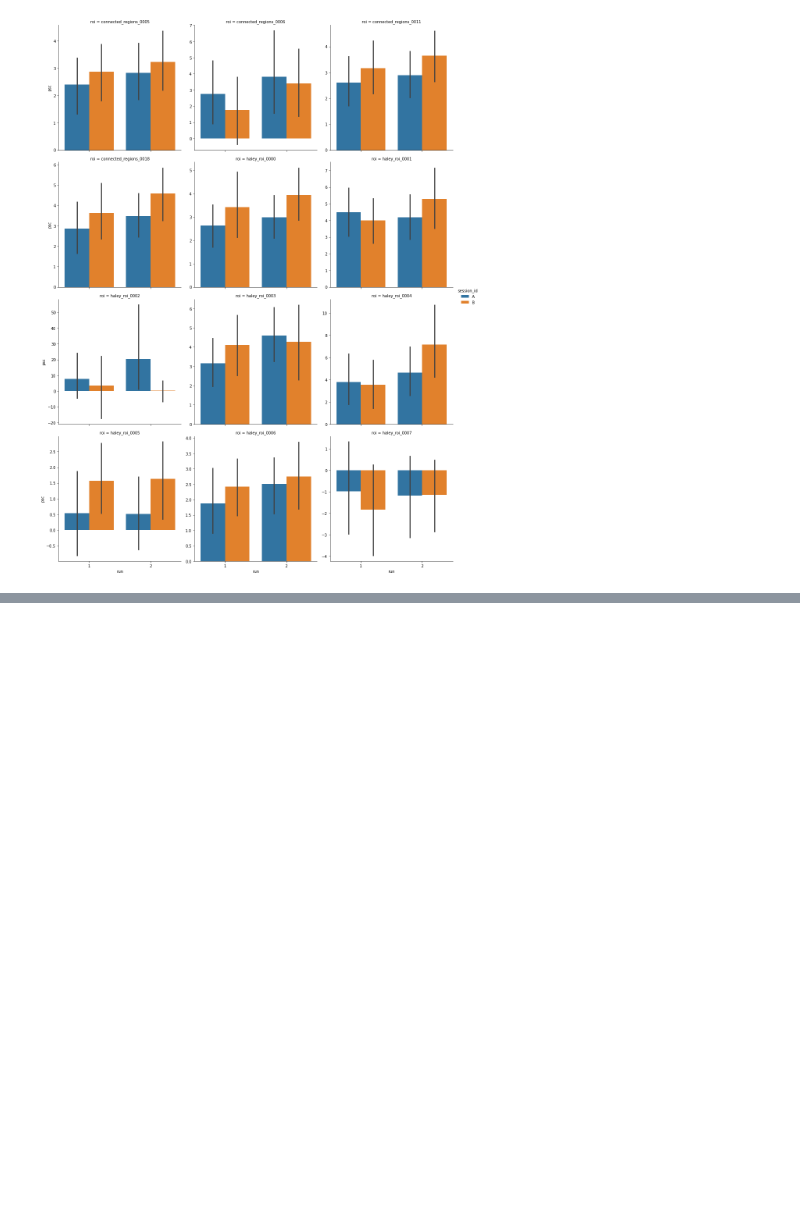
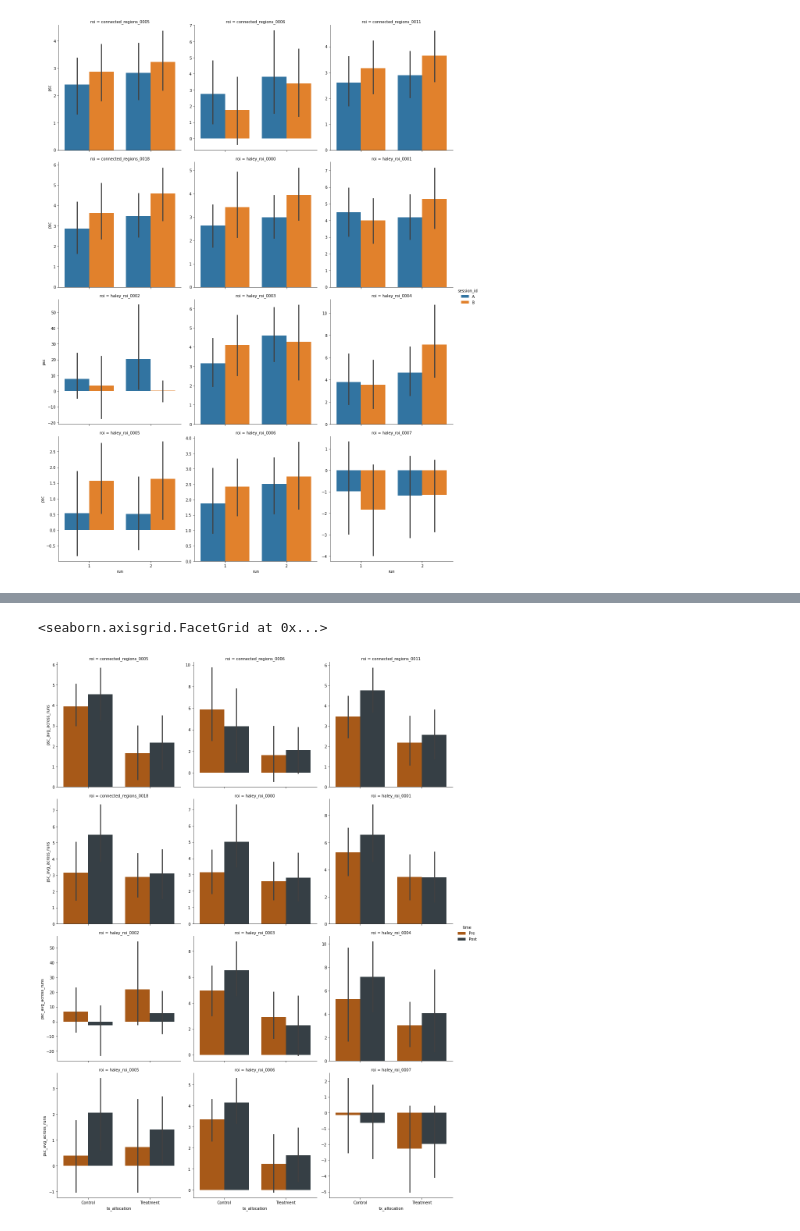
Before and after one commit to tbweng/lllt, a Jupyter notebook: lme.ipynb, the cells around one changed output, grey strips where cells are left out. Saved outputs shown, nothing was run; the diff lists cells and outputs as text; code cells hidden in the pictures; blank space fills up the shorter version.

```diff
--- a/lme.ipynb
+++ b/lme.ipynb
@@ -563,0 +535,6 @@ install.packages("lme4", repos='http://cran.us.r-project.org', quiet=TRUE)
+# %%
+# rename time column values
+df_featquery.time = df_featquery.time.map({'A': 'Pre', 'B': 'Post'})
+# %%
+df_featquery_wide = df_featquery.loc[df_featquery['run'] == 1].merge(df_featquery.loc[df_featquery['run'] == 2], on = ['sid', 'time', 'roi'])
+df_featquery_wide
@@ -563,0 +555,2 @@ install.packages("lme4", repos='http://cran.us.r-project.org', quiet=TRUE)
+# %%
+df_featquery_wide['psc_avg_across_runs'] = df_featquery_wide[['psc_x', 'psc_y']].mean(axis=1)
@@ -563,0 +573,5 @@ install.packages("lme4", repos='http://cran.us.r-project.org', quiet=TRUE)
+# %%
+# merge ppi df with behavioral df
+df_long = pd.read_csv('../LLLT-mixed_linear_effects_long.csv')
+df_long.sid = df_long.sid.apply(str)
+df_featquery_lme = df_long.merge(df_featquery_wide, on = ['sid', 'time'])
@@ -563,0 +594,6 @@ install.packages("lme4", repos='http://cran.us.r-project.org', quiet=TRUE)
+# %%
+# plot results
+sns.catplot(data=df_featquery_lme, y='psc_avg_across_runs', hue='time', x='tx_allocation', col='roi', col_wrap = 3, kind = 'bar', palette = ['#BF5700', '#333f48'], sharey=False)
+# %% [output]
+<seaborn.axisgrid.FacetGrid at 0x...>
+[figure, added]
```
Also changed, not shown: parts of 11 cells of this notebook.
